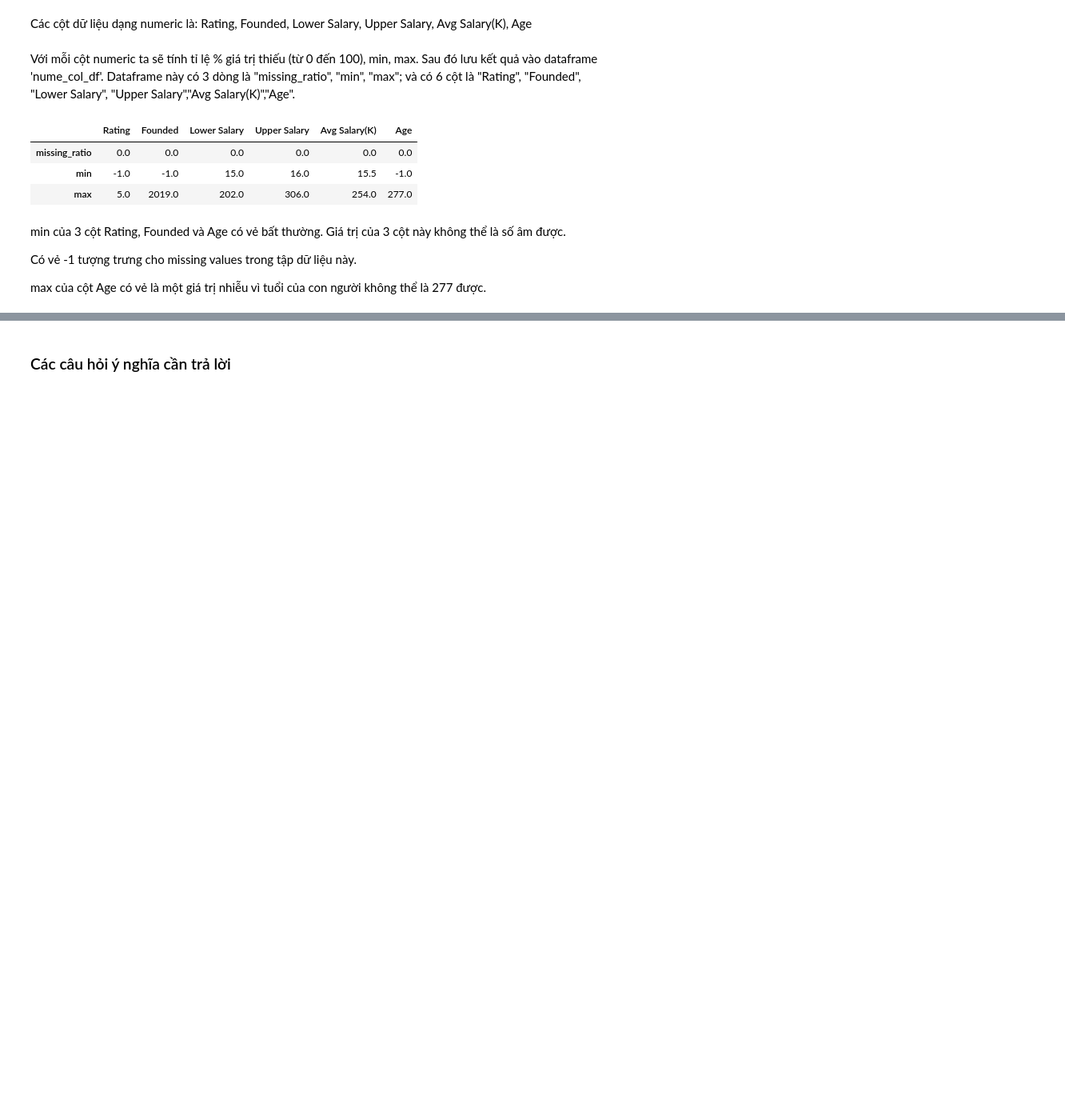
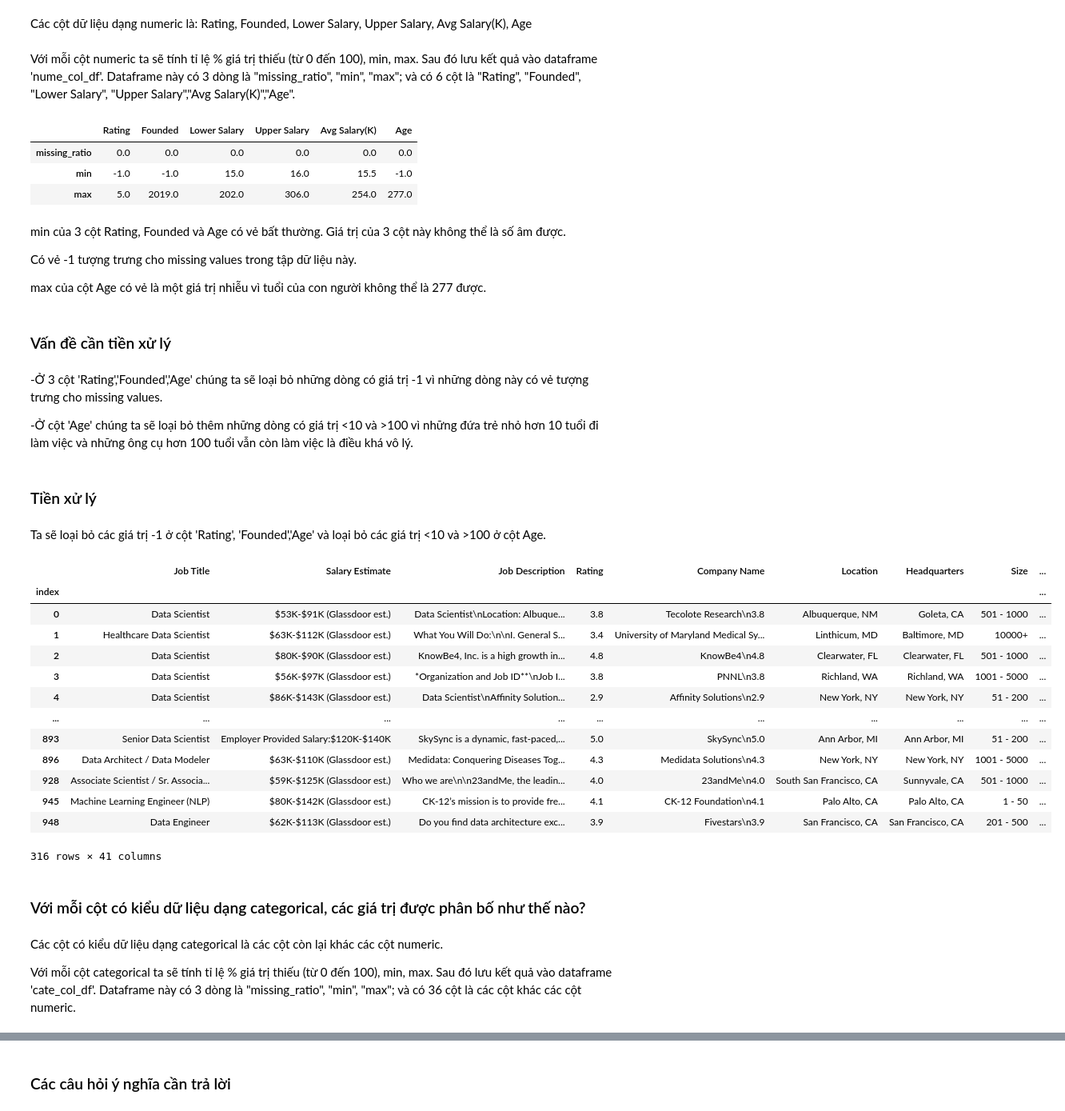
Before and after one commit to dolekhanhdang/-n-cu-i-k---LT-KHDL, a Jupyter notebook: Final Project.ipynb, the cells around one changed output, grey strips where cells are left out. Shown at 80% size. Drawn from its saved outputs; the diff is of its cells as text; code cells hidden in the pictures; blank space fills up the shorter version.

Commit message:
chỉnh sửa và hoàn thành khám phá dữ liệu
loại bỏ các dòng trùng trong file dữ liệu ban đầu, tiếp tục khám phá và tiền xử lý dữ liệu

```diff
--- a/Final Project.ipynb
+++ b/Final Project.ipynb
@@ -75,0 +74,2 @@ Vậy là dữ liệu không có các dòng bị lặp. Ta tiếp tục các cô
+# %%
+salary_df=salary_df.drop_duplicates()
@@ -240,3 +246,41 @@ min của 3 cột Rating, Founded và Age có vẻ bất thường. Giá trị c
 Có vẻ -1 tượng trưng cho missing values trong tập dữ liệu này.
 
 max của cột Age có vẻ là một giá trị nhiễu vì tuổi của con người không thể là 277 được.
+# %% [markdown]
+### Vấn đề cần tiền xử lý
+# %% [markdown]
+-Ở 3 cột 'Rating','Founded','Age' chúng ta sẽ loại bỏ những dòng có giá trị -1 vì những dòng này có vẻ tượng trưng cho missing values.
+
+-Ở cột 'Age' chúng ta sẽ loại bỏ thêm những dòng có giá trị <10 và >100 vì những đứa trẻ nhỏ hơn 10 tuổi đi làm việc và những ông cụ hơn 100 tuổi vẫn còn làm việc là điều khá vô lý.
+# %% [markdown]
+### Tiền xử lý
+# %% [markdown]
+Ta sẽ loại bỏ các giá trị -1 ở cột 'Rating', 'Founded','Age' và loại bỏ các giá trị <10 và >100 ở cột Age.
+# %%
+new_df=salary_df[salary_df['Rating']>-1]
+new_df=new_df[new_df['Founded']>-1]
+new_df=new_df[new_df['Age']>-1]
+new_df=new_df[(new_df['Age']>=10) & (new_df['Age']<=100)]
+# %%
+new_df
+# %% [output]
+|  | Job Title | Salary Estimate | Job Description | Rating | Company Name | Location | Headquarters | Size | ... |
+| index |  |  |  |  |  |  |  |  | ... |
+| 0 | Data Scientist | $53K-$91K (Glassdoor est.) | Data Scientist\nLocation: Albuque... | 3.8 | Tecolote Research\n3.8 | Albuquerque, NM | Goleta, CA | 501 - 1000 | ... |
+| 1 | Healthcare Data Scientist | $63K-$112K (Glassdoor est.) | What You Will Do:\n\nI. General S... | 3.4 | University of Maryland Medical Sy... | Linthicum, MD | Baltimore, MD | 10000+ | ... |
+| 2 | Data Scientist | $80K-$90K (Glassdoor est.) | KnowBe4, Inc. is a high growth in... | 4.8 | KnowBe4\n4.8 | Clearwater, FL | Clearwater, FL | 501 - 1000 | ... |
+| 3 | Data Scientist | $56K-$97K (Glassdoor est.) | *Organization and Job ID**\nJob I... | 3.8 | PNNL\n3.8 | Richland, WA | Richland, WA | 1001 - 5000 | ... |
+| 4 | Data Scientist | $86K-$143K (Glassdoor est.) | Data Scientist\nAffinity Solution... | 2.9 | Affinity Solutions\n2.9 | New York, NY | New York, NY | 51 - 200 | ... |
+| ... | ... | ... | ... | ... | ... | ... | ... | ... | ... |
+| 893 | Senior Data Scientist | Employer Provided Salary:$120K-$140K | SkySync is a dynamic, fast-paced,... | 5.0 | SkySync\n5.0 | Ann Arbor, MI | Ann Arbor, MI | 51 - 200 | ... |
+| 896 | Data Architect / Data Modeler | $63K-$110K (Glassdoor est.) | Medidata: Conquering Diseases Tog... | 4.3 | Medidata Solutions\n4.3 | New York, NY | New York, NY | 1001 - 5000 | ... |
+| 928 | Associate Scientist / Sr. Associa... | $59K-$125K (Glassdoor est.) | Who we are\n\n23andMe, the leadin... | 4.0 | 23andMe\n4.0 | South San Francisco, CA | Sunnyvale, CA | 501 - 1000 | ... |
+| 945 | Machine Learning Engineer (NLP) | $80K-$142K (Glassdoor est.) | CK-12’s mission is to provide fre... | 4.1 | CK-12 Foundation\n4.1 | Palo Alto, CA | Palo Alto, CA | 1 - 50 | ... |
+| 948 | Data Engineer | $62K-$113K (Glassdoor est.) | Do you find data architecture exc... | 3.9 | Fivestars\n3.9 | San Francisco, CA | San Francisco, CA | 201 - 500 | ... |
+316 rows × 41 columns
+# %% [markdown]
+### Với mỗi cột có kiểu dữ liệu dạng categorical, các giá trị được phân bố như thế nào?
+# %% [markdown]
+Các cột có kiểu dữ liệu dạng categorical là các cột còn lại khác các cột numeric.
+
+Với mỗi cột categorical ta sẽ tính tỉ lệ % giá trị thiếu (từ 0 đến 100), min, max. Sau đó lưu kết quả vào dataframe 'cate_col_df'. Dataframe này có 3 dòng là "missing_ratio", "min", "max"; và có 36 cột là các cột khác các cột numeric.
```
Also changed, not shown: parts of 24 cells of this notebook.
